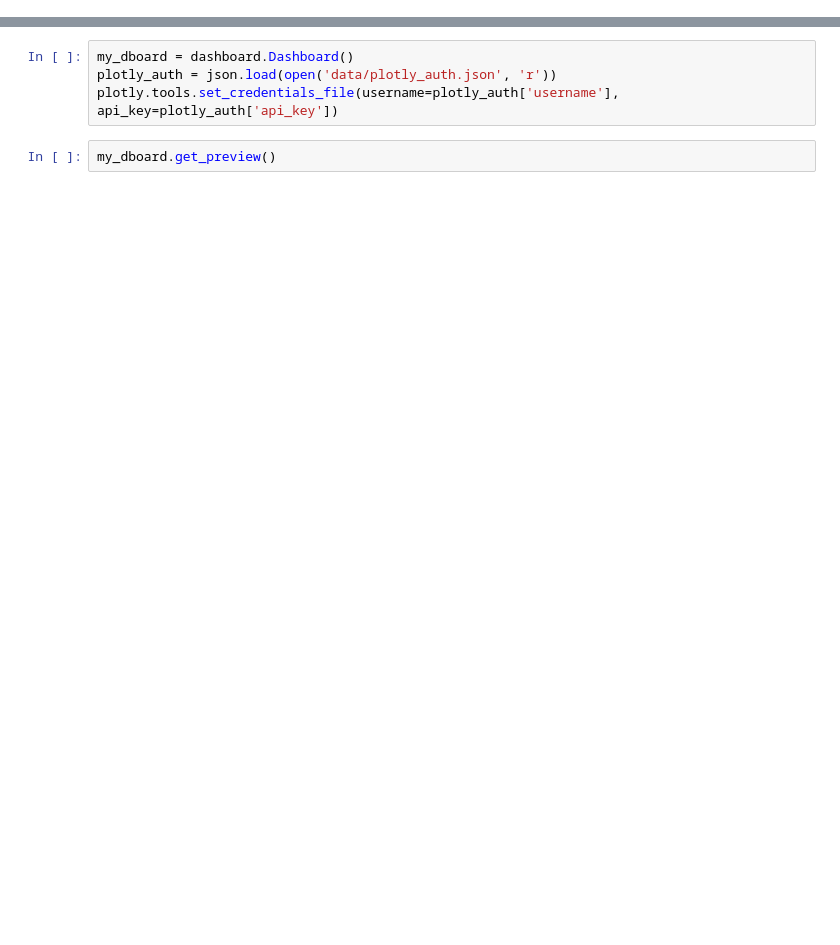
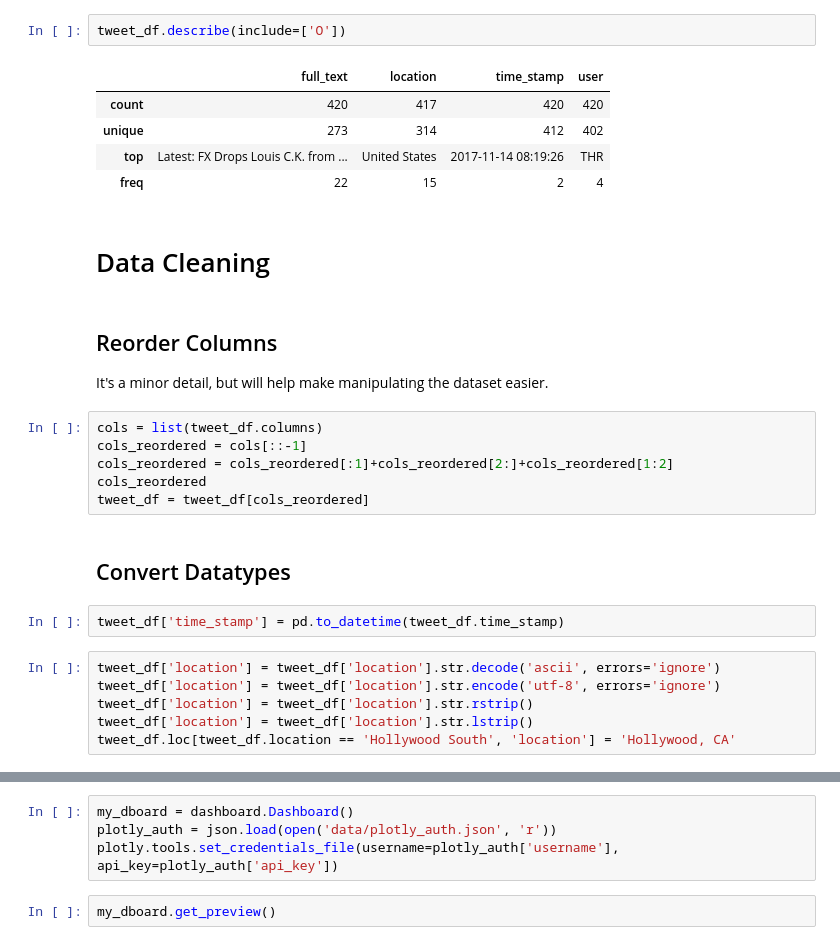
Before and after one commit to cfergusonlee/twitter_dashboard, a Jupyter notebook: index.ipynb, the cells around one changed output, grey strips where cells are left out. Saved outputs shown, nothing was run; the diff lists cells and outputs as text; blank space fills up the shorter version.

```diff
--- a/index.ipynb
+++ b/index.ipynb
@@ -17,0 +126,30 @@ import json
+# %%
+tweet_df.describe(include=['O'])
+# %% [output]
+|  | full_text | location | time_stamp | user |
+| count | 420 | 417 | 420 | 420 |
+| unique | 273 | 314 | 412 | 402 |
+| top | Latest: FX Drops Louis C.K. from ... | United States | 2017-11-14 08:19:26 | THR |
+| freq | 22 | 15 | 2 | 4 |
+# %% [markdown]
+# Data Cleaning
+# %% [markdown]
+## Reorder Columns
+
+It's a minor detail, but will help make manipulating the dataset easier.
+# %%
+cols = list(tweet_df.columns)
+cols_reordered = cols[::-1]
+cols_reordered = cols_reordered[:1]+cols_reordered[2:]+cols_reordered[1:2]
+cols_reordered
+tweet_df = tweet_df[cols_reordered]
+# %% [markdown]
+## Convert Datatypes
+# %%
+tweet_df['time_stamp'] = pd.to_datetime(tweet_df.time_stamp)
+# %%
+tweet_df['location'] = tweet_df['location'].str.decode('ascii', errors='ignore')
+tweet_df['location'] = tweet_df['location'].str.encode('utf-8', errors='ignore')
+tweet_df['location'] = tweet_df['location'].str.rstrip()
+tweet_df['location'] = tweet_df['location'].str.lstrip()
+tweet_df.loc[tweet_df.location == 'Hollywood South', 'location'] = 'Hollywood, CA'
```
Also changed, not shown: parts of 50 cells of this notebook, 24 other files.
